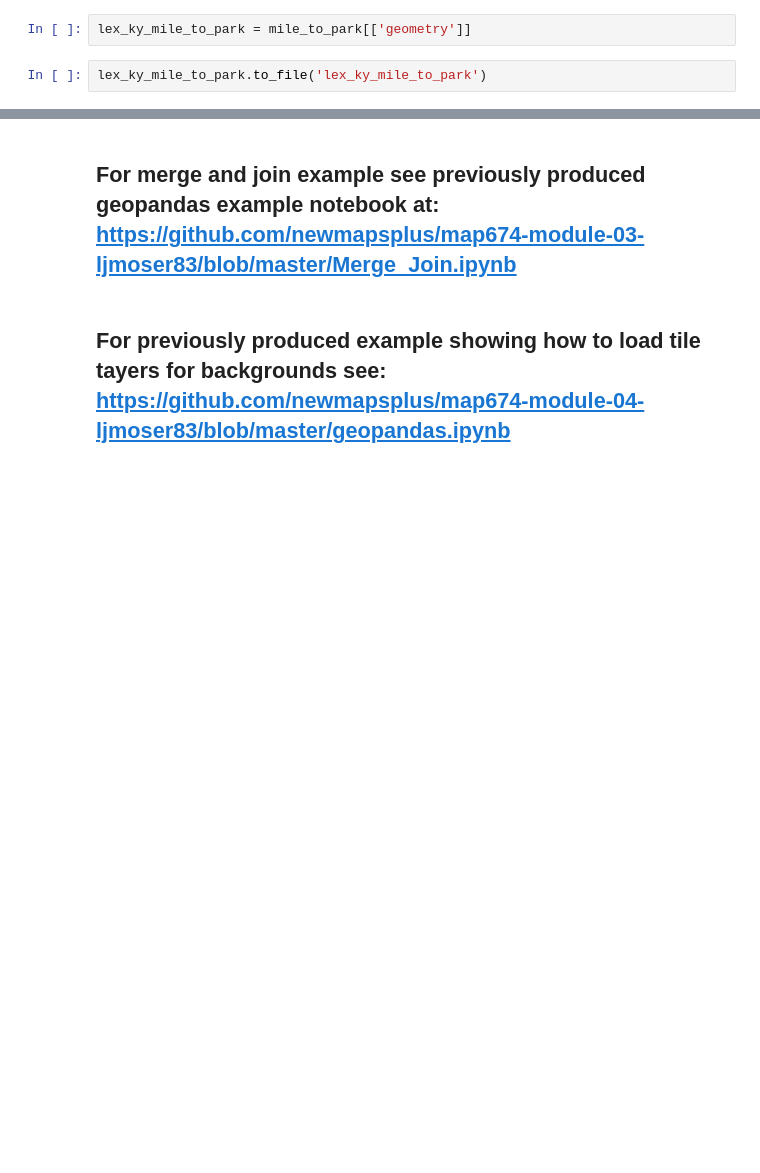
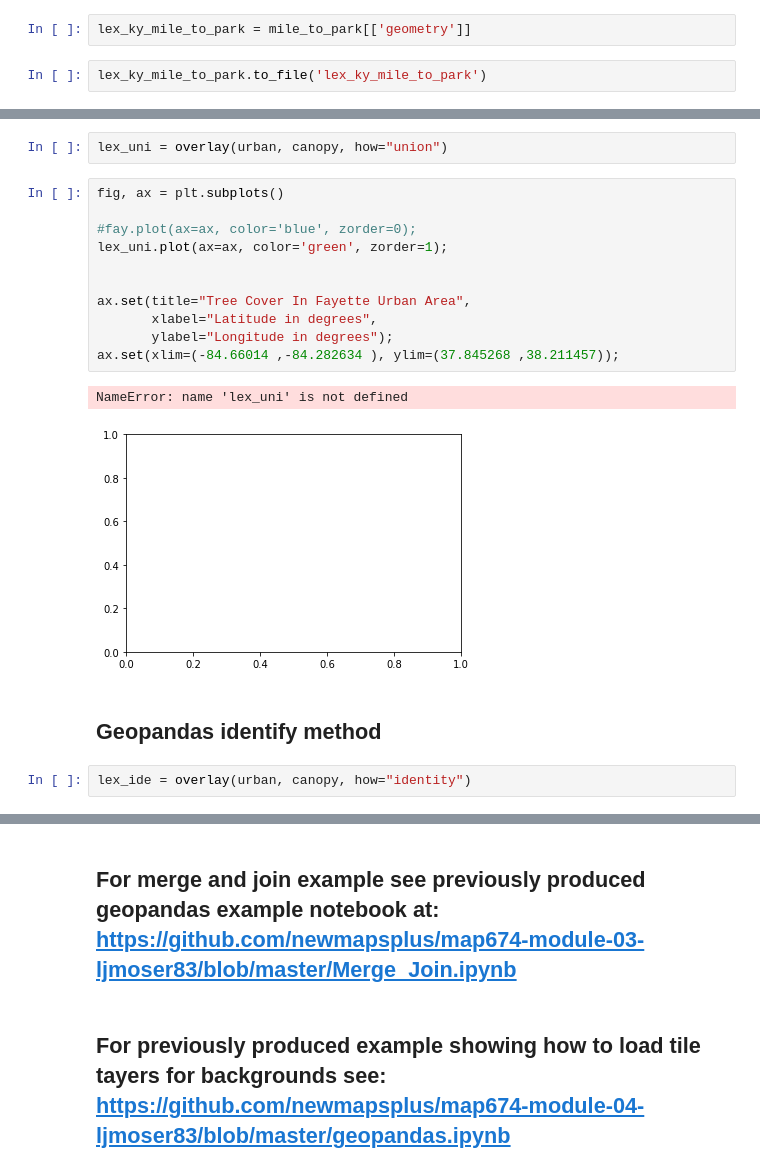
Before and after one commit to ljmoser83/exploration, a Jupyter notebook: exploration.ipynb, the cells around one changed output, grey strips where cells are left out. Cells and saved outputs as stored; diff of their text form; blank space fills up the shorter version.

```diff
--- a/exploration.ipynb
+++ b/exploration.ipynb
@@ -291,0 +334,20 @@ SyntaxError: invalid syntax (<ipython-input-30-1b31a3daa56f>, line 1)
+# %%
+lex_uni = overlay(urban, canopy, how="union")
+# %%
+fig, ax = plt.subplots()
+
+#fay.plot(ax=ax, color='blue', zorder=0);
+lex_uni.plot(ax=ax, color='green', zorder=1);
+
+
+ax.set(title="Tree Cover In Fayette Urban Area",
+       xlabel="Latitude in degrees",
+       ylabel="Longitude in degrees");
+ax.set(xlim=(-84.66014 ,-84.282634 ), ylim=(37.845268 ,38.211457));
+# %% [output]
+NameError: name 'lex_uni' is not defined
+[figure, added]
+# %% [markdown]
+## Geopandas identify method
+# %%
+lex_ide = overlay(urban, canopy, how="identity")
```
Also changed, not shown: parts of 21 cells of this notebook, 2 other files.
